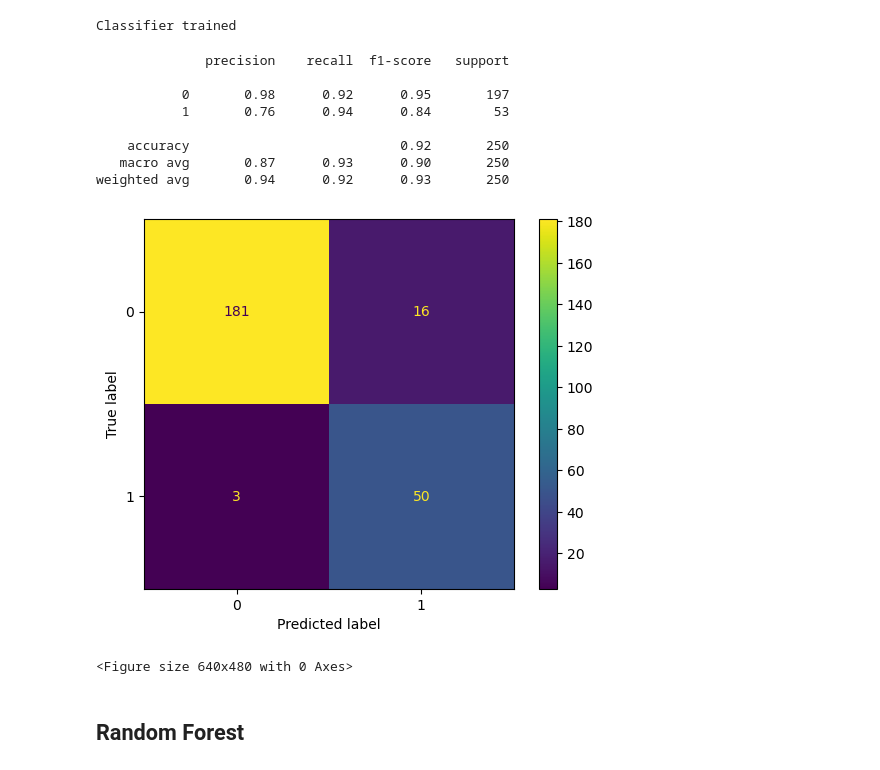
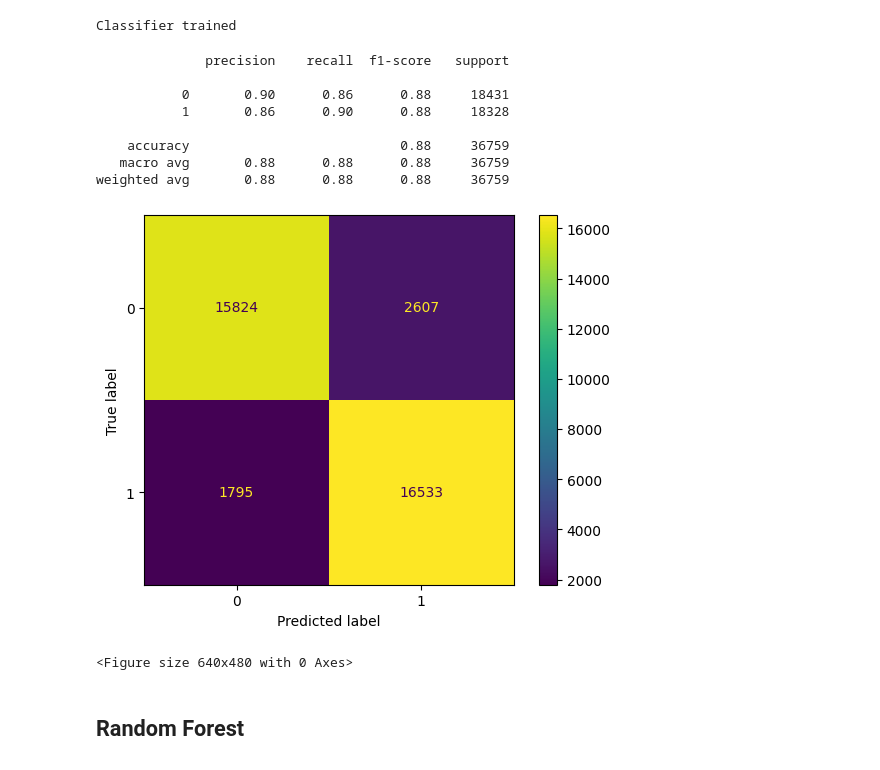
Before and after one commit to pedroojanuu/galaxy, a Jupyter notebook: algorithms_complete.ipynb, the cells around one changed output. Saved outputs shown, nothing was run; the diff lists cells and outputs as text; code cells hidden in the pictures.

```diff
--- a/algorithms_complete.ipynb
+++ b/algorithms_complete.ipynb
@@ -208,30 +233,43 @@ neural_networks = MLPClassifier(
 
 trained_neural_networks = train_classifier(
     neural_networks,
-    inputs_over_sampl_normalized,
-    labels_over_sampl_normalized,
+    # training_inputs_under_sampl_normalized,
+    # training_classes_under_sampl_normalized,
+    training_inputs_over_sampl_normalized,
+    training_classes_over_sampl_normalized,
 )
+# trained_neural_networks = train_classifier(
+#     neural_networks,
+#     training_inputs_under_sampl_normalized,
+#     training_classes_under_sampl_normalized,
+# )
 # %% [output]
 Classifier trained
-# %%
-print_classification_report(
-    trained_neural_networks,
-    testing_inputs_normalized,
-    testing_classes_normalized,
-    "neural_networks.png",
-    False
-)
-# %% [output]
-              precision    recall  f1-score   support
-
-           0       0.98      0.92      0.95       197
-           1       0.76      0.94      0.84        53
-
-    accuracy                           0.92       250
-   macro avg       0.87      0.93      0.90       250
-weighted avg       0.94      0.92      0.93       250
-[figure, removed]
-<Figure size 640x480 with 0 Axes>
+# %%
+# print_classification_report(trained_neural_networks,
+#     testing_inputs_under_sampl_normalized,
+#     testing_classes_under_sampl_normalized,
+#     "neural_networks.png",
+#     False
+# )
+print_classification_report(
+    trained_neural_networks,
+    testing_inputs_over_sampl_normalized,
+    testing_classes_over_sampl_normalized,
+    "neural_networks.png",
+    False
+)
+# %% [output]
+              precision    recall  f1-score   support
+
+           0       0.90      0.86      0.88     18431
+           1       0.86      0.90      0.88     18328
+
+    accuracy                           0.88     36759
+   macro avg       0.88      0.88      0.88     36759
+weighted avg       0.88      0.88      0.88     36759
+[figure, added]
+<Figure size 640x480 with 0 Axes>
 # %% [markdown]
 ## Random Forest
 # %%
```
Also changed, not shown: parts of 16 cells of this notebook, 1 other file.
